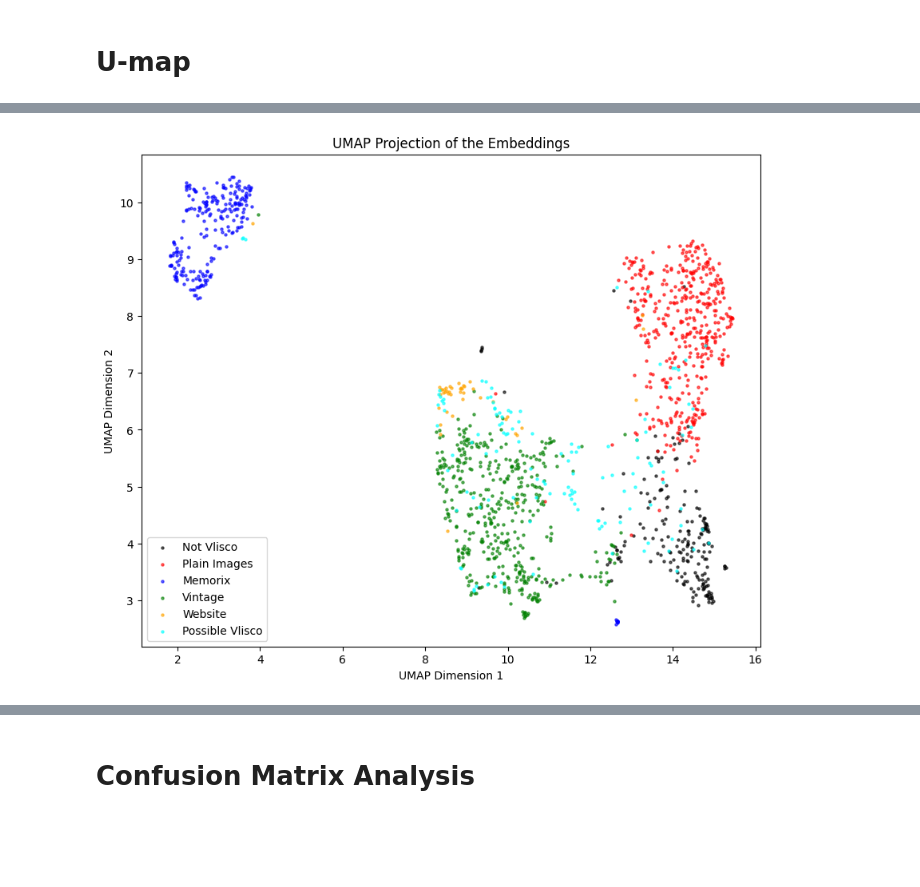
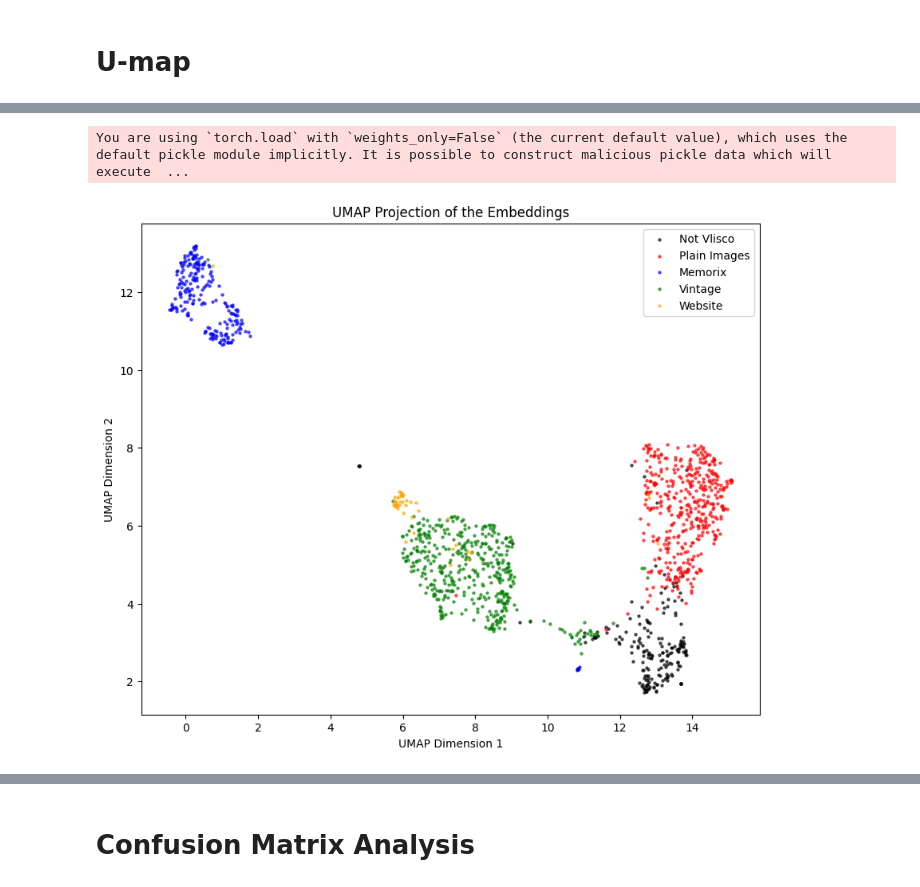
Before and after one commit to mtilerisoy/ML-based-Image-Matching, a Jupyter notebook: analysis/dim_reduction_analysis.ipynb, the cells around one changed output, grey strips where cells are left out. Cells and saved outputs as stored; diff of their text form; code cells hidden in the pictures; blank space fills up the shorter version.

```diff
--- a/analysis/dim_reduction_analysis.ipynb
+++ b/analysis/dim_reduction_analysis.ipynb
@@ -144,8 +525,8 @@ import numpy as np
 # all_embeddings is a stacked tensor of embeddings from multiple datasets
 # all_labels is a numpy array of labels indicating which dataset each embedding belongs to
 
-embedding_tensors = [not_vlisco_embeddings, fashion_image_0_embeddings, memorix_image_embeddings, vintage_image_embeddings, website_image_embeddings, possible_vlisco_embeddings]
-dataset_names = ['Not Vlisco', 'Plain Images', 'Memorix', 'Vintage', 'Website', 'Possible Vlisco']
+embedding_tensors = [not_vlisco_embeddings, fashion_image_0_embeddings, memorix_image_embeddings, vintage_image_embeddings, website_image_embeddings]
+dataset_names = ['Not Vlisco', 'Plain Images', 'Memorix', 'Vintage', 'Website']
 
 # Combine all embeddings
 all_embeddings = torch.vstack(embedding_tensors)
@@ -155,32 +536,40 @@ all_labels = np.concatenate([
     np.full(embedding.shape[0], idx) for idx, embedding in enumerate(embedding_tensors)
 ])
 
+try:
+    # Load the UMAP model if it exists
+    umap_reducer = torch.load('umap_model_original.pt')
+except FileNotFoundError:
+    # Create a new UMAP object
+    print("Creating a new UMAP object")
+    umap_reducer = umap.UMAP(random_state=42)
+
 # Apply UMAP
-umap_reducer = umap.UMAP(random_state=42)
 embeddings_2d_umap = umap_reducer.fit_transform(all_embeddings.cpu().numpy())
 
 
 # umap_reducer = torch.load('umap_model_original.pt')
 # embeddings_2d_umap = umap_reducer.transform(all_embeddings.cpu().numpy())
 
 # Define colors for each dataset
 colors = ['black', 'red', 'blue', 'green', 'orange', 'cyan', 'purple', 'yellow', 'magenta', 'pink']
 
 # Plot the results with color information
 plt.figure(figsize=(10, 8))
 for label, color in zip(np.unique(all_labels), colors):
     plt.scatter(
         embeddings_2d_umap[all_labels == label, 0],
         embeddings_2d_umap[all_labels == label, 1],
         c=color,
         label=f'{dataset_names[label]}',
         s=5,
         alpha=0.6
     )
 plt.title('UMAP Projection of the Embeddings')
 plt.xlabel('UMAP Dimension 1')
 plt.ylabel('UMAP Dimension 2')
 plt.legend()
 plt.show()
 # %% [output]
+You are using `torch.load` with `weights_only=False` (the current default value), which uses the default pickle module implicitly. It is possible to construct malicious pickle data which will execute  ...
-[figure, old version]
+[figure, new version]
```
Also changed, not shown: parts of 14 cells of this notebook.
